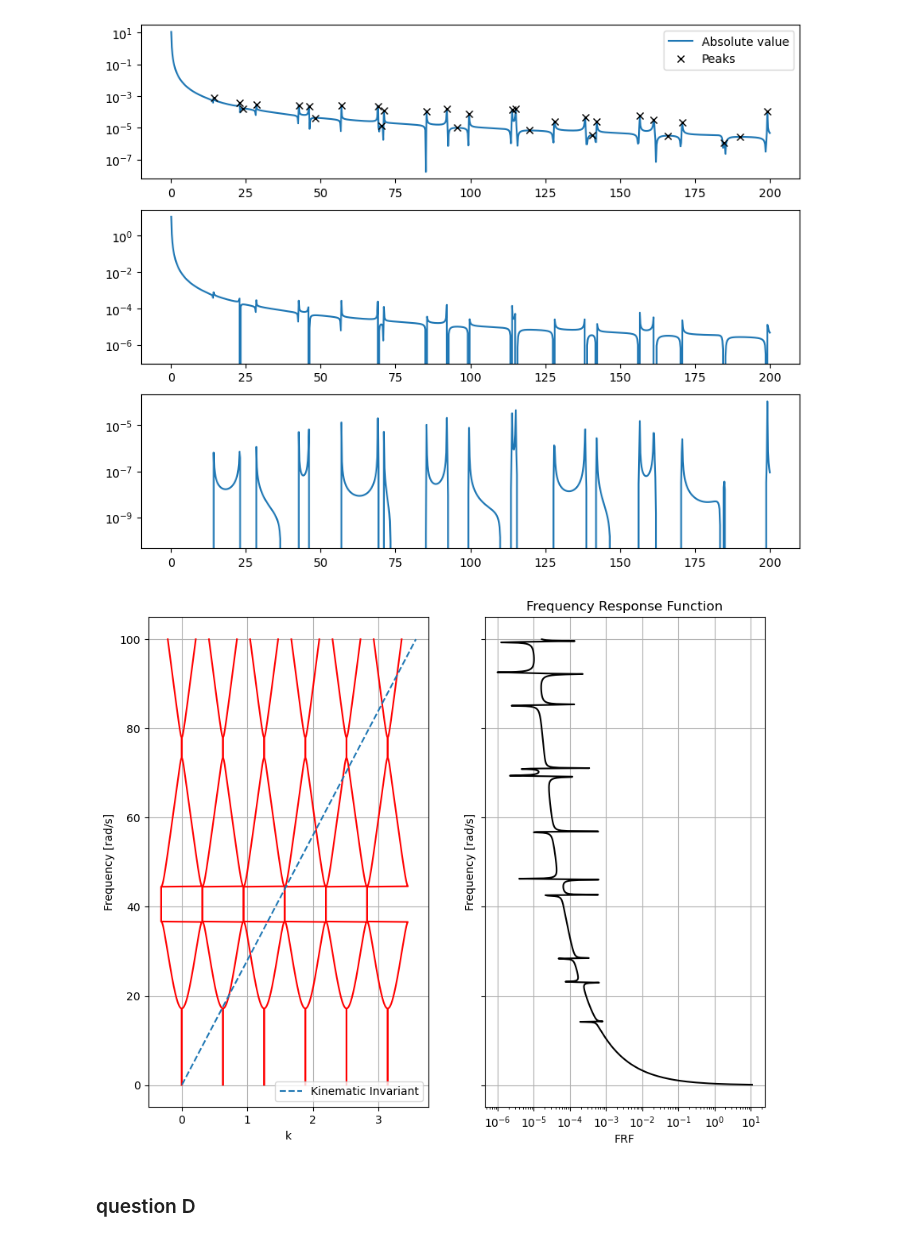
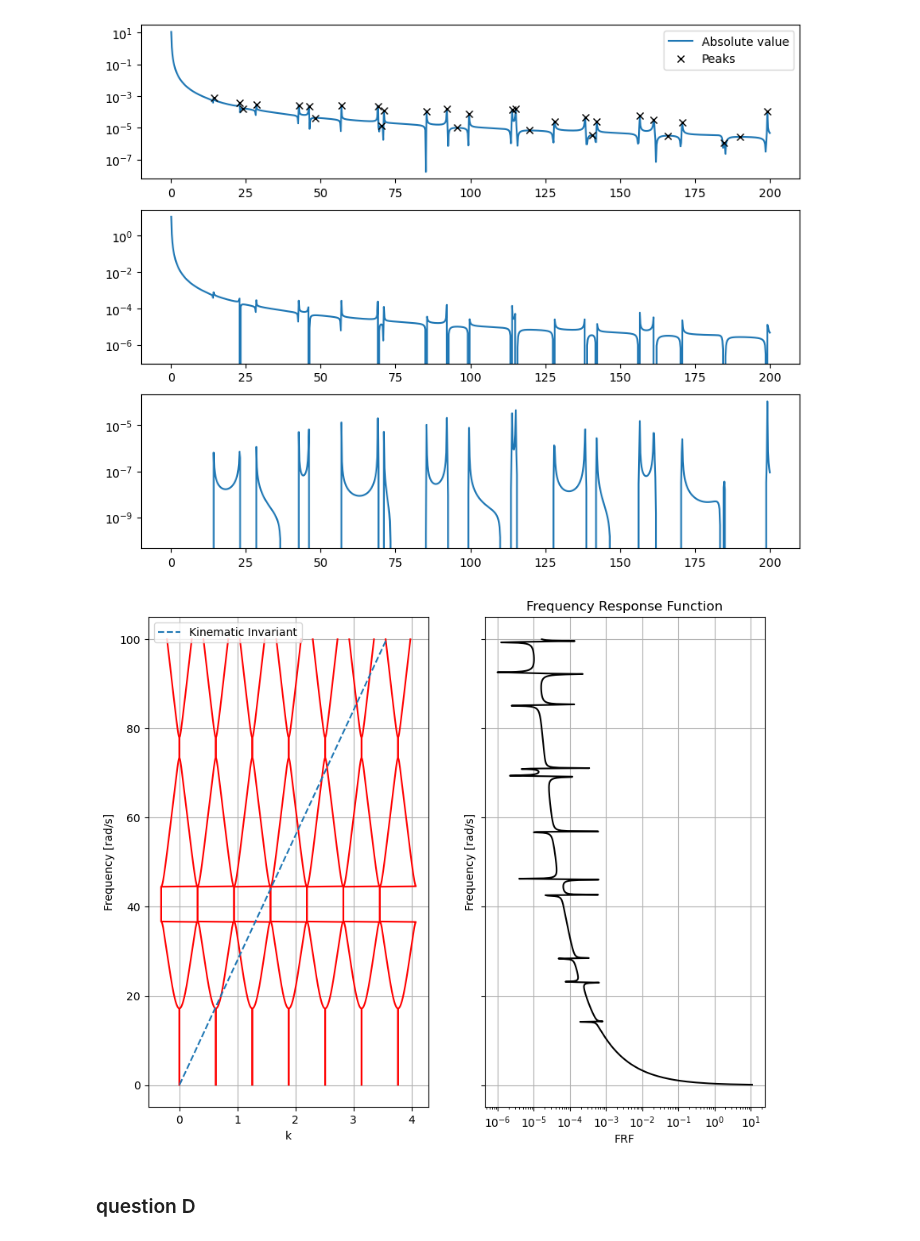
Before and after one commit to Lymone96/CIEM5220-Group2, a Jupyter notebook: 3_ML/PartA_final.ipynb, the cells around one changed output. Saved outputs shown, nothing was run; the diff lists cells and outputs as text; code cells hidden in the pictures.

```diff
--- a/3_ML/PartA_final.ipynb
+++ b/3_ML/PartA_final.ipynb
@@ -698,26 +703,26 @@ print(omega_values[peaks])
 # %%
 omega_values = np.linspace(0.1, 100, 1000, dtype=complex)
 kappa_values = omega_values/np.sqrt(15E3/1.1)
 
 
 fig, ax = plt.subplots(1,2, figsize=(10, 8), sharey=True)
 
-for i in range(6):
+for i in range(7):
     ax[0].plot(np.real(k1_lambda(kappa_values))+2*i*np.pi/10, omega_values, 'r')
     ax[0].plot(np.real(k2_lambda(kappa_values))+2*i*np.pi/10, omega_values, 'r')
 
 ax[0].plot(omega_values/28, omega_values, '--', label='Kinematic Invariant')
 ax[0].set_xlabel('k')
 ax[0].set_ylabel('Frequency [rad/s]')
 ax[0].grid()
 ax[0].legend()
 
 ax[1].semilogx(np.abs(w_hat_lambda(omega_values)), omega_values, 'black', label='FRF');
 ax[1].set_xlabel('FRF')
 ax[1].set_ylabel('Frequency [rad/s]')
 ax[1].set_title('Frequency Response Function')
 ax[1].grid()
 # %% [output]
-[figure, old version]
+[figure, new version]
 # %% [markdown]
 ### question D
```
Also changed, not shown: parts of 2 cells of this notebook, 3 other files.
